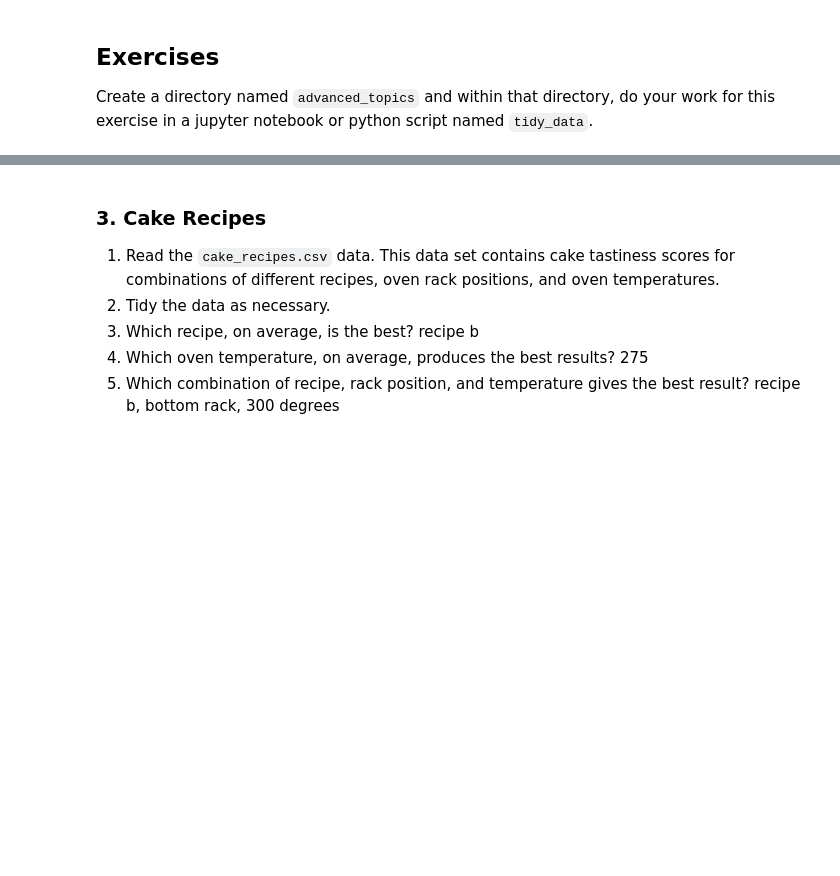
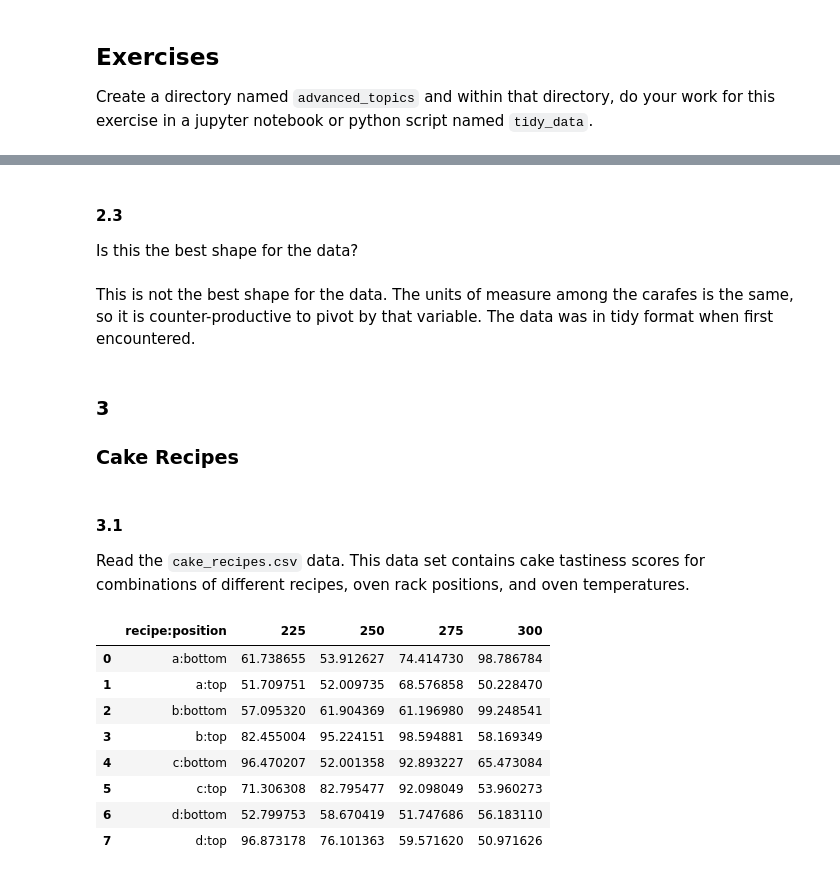
Before and after one commit to kjeliasen/ds-methodologies-exercises, a Jupyter notebook: advanced_topics/tidy_data.ipynb, the cells around one changed output, grey strips where cells are left out. Drawn from its saved outputs; the diff is of its cells as text; code cells hidden in the pictures; blank space fills up the shorter version.

```diff
--- a/advanced_topics/tidy_data.ipynb
+++ b/advanced_topics/tidy_data.ipynb
@@ -24,9 +137,23 @@
+# %% [markdown]
+<h4>2.3</h4>
+<p>Is this the best shape for the data?</p>
+# %% [markdown]
+This is not the best shape for the data. The units of measure among the carafes is the same, so it is counter-productive to pivot by that variable. The data was in tidy format when first encountered.
+# %% [markdown]
+<h3>3</h3><h3>Cake Recipes</h3>
 # %% [markdown]
-<h3>3. Cake Recipes</h3>
-<ol>
-<li>Read the <code>cake_recipes.csv</code> data. This data set contains cake tastiness scores for combinations of different recipes, oven rack positions, and oven temperatures.</li>
-<li>Tidy the data as necessary.</li>
-<li>Which recipe, on average, is the best? recipe b</li>
-<li>Which oven temperature, on average, produces the best results? 275</li>
-<li>Which combination of recipe, rack position, and temperature gives the best result? recipe b, bottom rack, 300 degrees</li>
-</ol>
+<h4>3.1</h4>
+<p>Read the <code>cake_recipes.csv</code> data. This data set contains cake tastiness scores for combinations of different recipes, oven rack positions, and oven temperatures.</p>
+# %%
+df_cake = pd.read_csv(file_loc + 'cake_recipes.csv')
+df_cake#.sample(5)
+# %% [output]
+|  | recipe:position | 225 | 250 | 275 | 300 |
+| 0 | a:bottom | 61.738655 | 53.912627 | 74.414730 | 98.786784 |
+| 1 | a:top | 51.709751 | 52.009735 | 68.576858 | 50.228470 |
+| 2 | b:bottom | 57.095320 | 61.904369 | 61.196980 | 99.248541 |
+| 3 | b:top | 82.455004 | 95.224151 | 98.594881 | 58.169349 |
+| 4 | c:bottom | 96.470207 | 52.001358 | 92.893227 | 65.473084 |
+| 5 | c:top | 71.306308 | 82.795477 | 92.098049 | 53.960273 |
+| 6 | d:bottom | 52.799753 | 58.670419 | 51.747686 | 56.183110 |
+| 7 | d:top | 96.873178 | 76.101363 | 59.571620 | 50.971626 |
```
Also changed, not shown: parts of 25 cells of this notebook.
